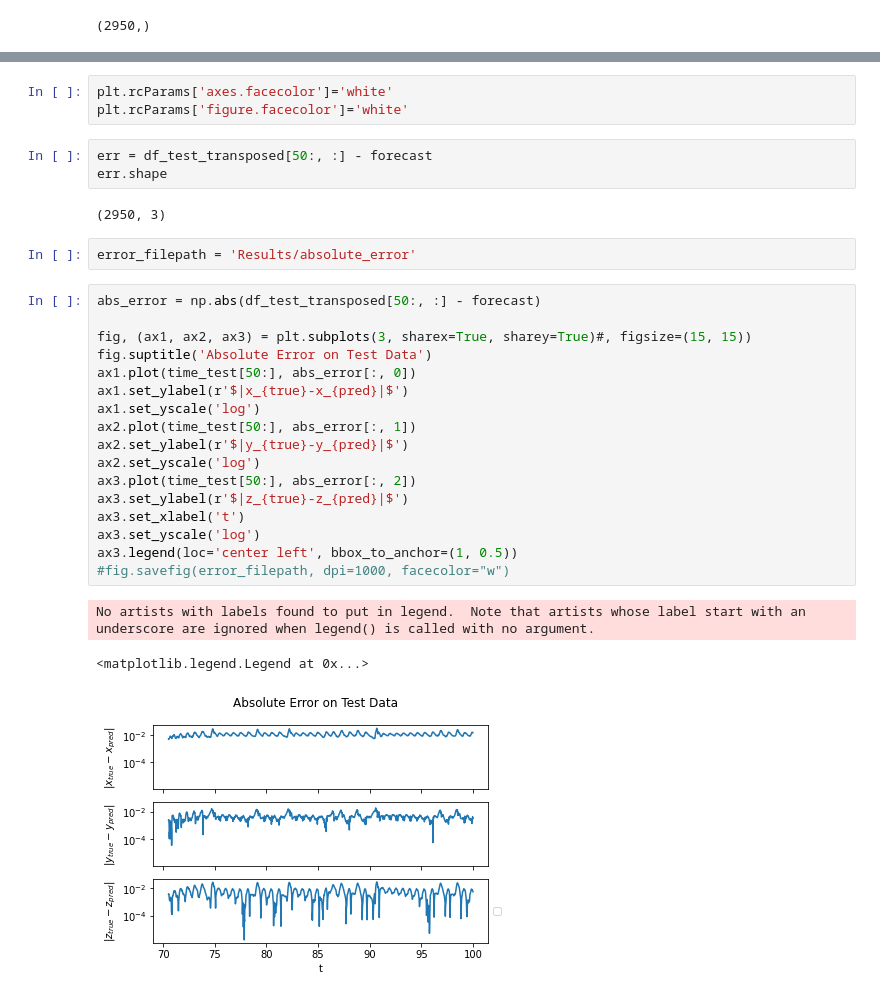
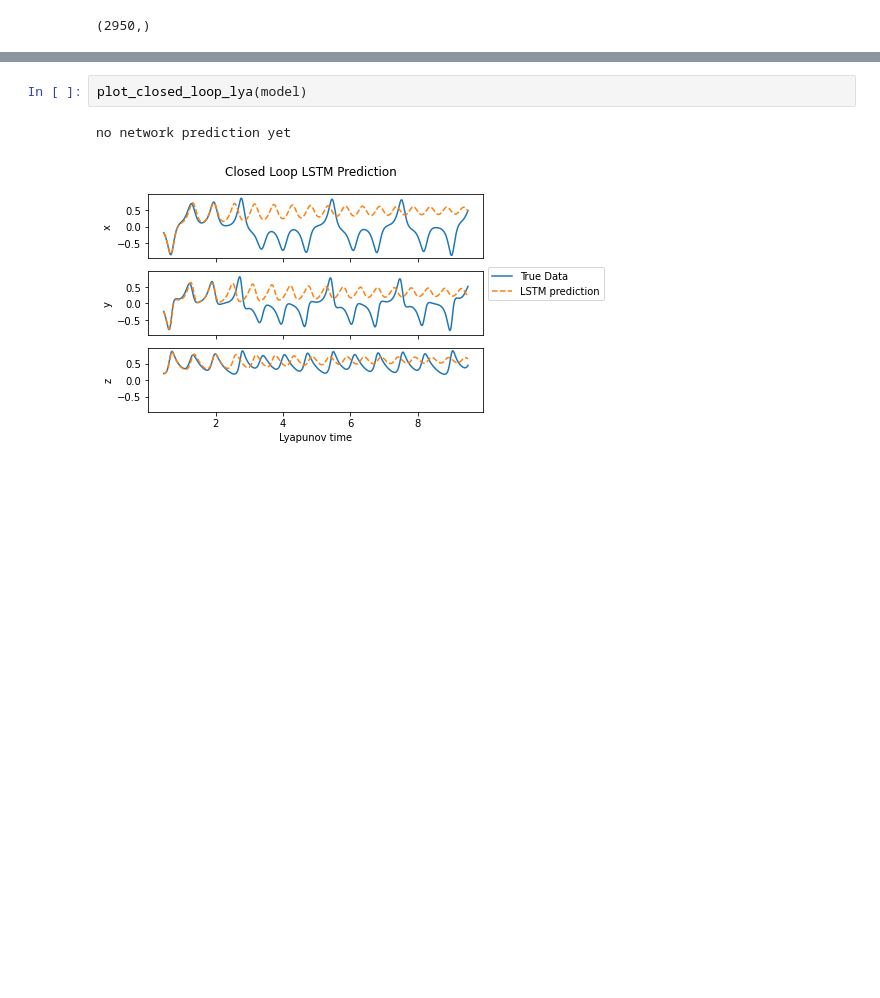
Before and after one commit to MagriLab/POLA-LSTM, a Jupyter notebook: LSTM_Lorenz_3D.ipynb, the cells around one changed output, grey strips where cells are left out. Cells and saved outputs as stored; diff of their text form; blank space fills up the shorter version.

```diff
--- a/LSTM_Lorenz_3D.ipynb
+++ b/LSTM_Lorenz_3D.ipynb
@@ -258,31 +442,5 @@ ax3.legend(loc='center left', bbox_to_anchor=(1, 2.0))
-# %%
-plt.rcParams['axes.facecolor']='white'
-plt.rcParams['figure.facecolor']='white'
-# %%
-err = df_test_transposed[50:, :] - forecast
-err.shape
-# %% [output]
-(2950, 3)
-# %%
-error_filepath = 'Results/absolute_error'
-# %%
-abs_error = np.abs(df_test_transposed[50:, :] - forecast)
-
-fig, (ax1, ax2, ax3) = plt.subplots(3, sharex=True, sharey=True)#, figsize=(15, 15))
-fig.suptitle('Absolute Error on Test Data')
-ax1.plot(time_test[50:], abs_error[:, 0])
-ax1.set_ylabel(r'$|x_{true}-x_{pred}|$')
-ax1.set_yscale('log')
-ax2.plot(time_test[50:], abs_error[:, 1])
-ax2.set_ylabel(r'$|y_{true}-y_{pred}|$')
-ax2.set_yscale('log')
-ax3.plot(time_test[50:], abs_error[:, 2])
-ax3.set_ylabel(r'$|z_{true}-z_{pred}|$')
-ax3.set_xlabel('t')
-ax3.set_yscale('log')
-ax3.legend(loc='center left', bbox_to_anchor=(1, 0.5))
-#fig.savefig(error_filepath, dpi=1000, facecolor="w")
-# %% [output]
-No artists with labels found to put in legend.  Note that artists whose label start with an underscore are ignored when legend() is called with no argument.
-<matplotlib.legend.Legend at 0x...>
-[figure, removed]
+# %%
+plot_closed_loop_lya(model)
+# %% [output]
+no network prediction yet
+[figure, added]
```
Also changed, not shown: parts of 32 cells of this notebook, 11 other files.
